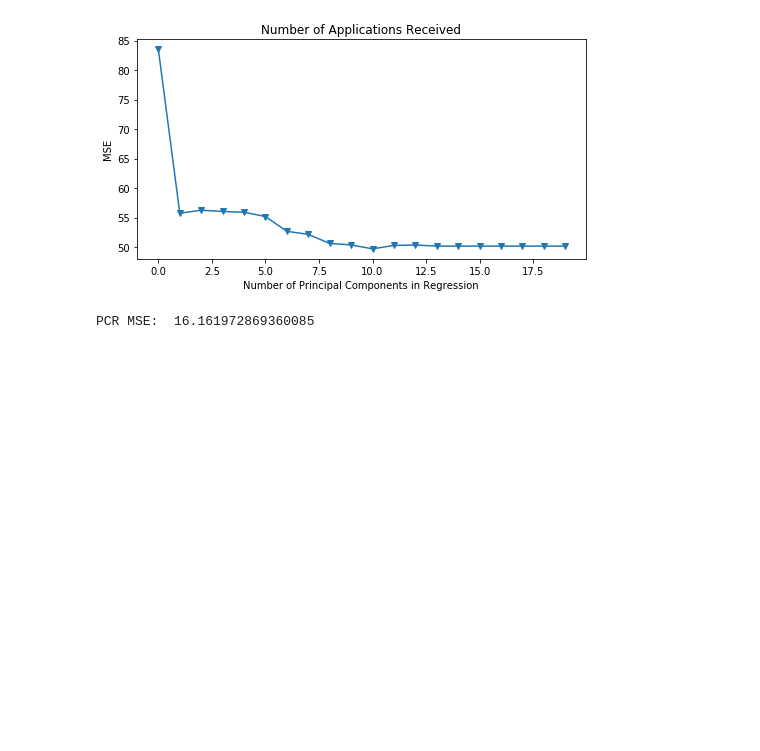
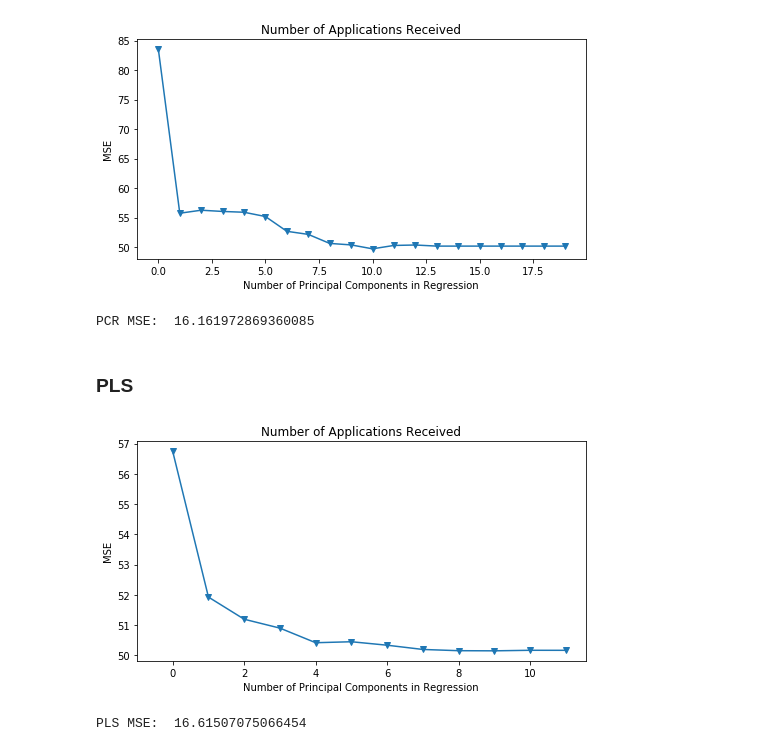
Before and after one commit to Morgan-Sell/islr-labs-exercises-python, a Jupyter notebook: exercises/06_linear_model_sel_reg.ipynb, the cells around one changed output. Saved outputs shown, nothing was run; the diff lists cells and outputs as text; code cells hidden in the pictures; blank space fills up the shorter version.

```diff
--- a/exercises/06_linear_model_sel_reg.ipynb
+++ b/exercises/06_linear_model_sel_reg.ipynb
@@ -522,24 +543,38 @@ y_pred = lin_reg.predict(X_test_reduced)
 print("PCR MSE: ", mean_squared_error(y_test, y_pred))
 # %% [output]
 PCR MSE:  16.161972869360085
+# %% [markdown]
+### PLS
 # %%
-num_components_rng = np.arange(1, 18)
+num_components_rng = np.arange(1, 13)
 
 n = len(X_train_scaled)
 mse = []
 
 kfold_10 = RepeatedKFold(n_splits=10, n_repeats=5, random_state=3)
 #kfold_10 = KFold(n_splits=10, random_state=3)
 
 for i in num_components_rng:
     pls = PLSRegression(n_components=i)
     score = -1 * cross_val_score(pls, X_train_scaled, y_train, cv=kfold_10, scoring='neg_mean_squared_error').mean()
     mse.append(score)
 
 plt.figure(figsize=(7,4))
 plt.plot(mse, '-v')
 plt.xlabel('Number of Principal Components in Regression')
 plt.ylabel('MSE')
 plt.title('Number of Applications Received')
 plt.xlim(xmin=-1)
 plt.tight_layout();
+# %% [output]
+[figure, added]
+# %%
+num_components = 4
+pls = PLSRegression(n_components=2)
+pls.fit(X_train_scaled, y_train)
+
+y_pred = pls.predict(X_test_scaled)
+
+print("PLS MSE: ", mean_squared_error(y_test, y_pred))
+# %% [output]
+PLS MSE:  16.61507075066454
```
Also changed, not shown: parts of 7 cells of this notebook.
